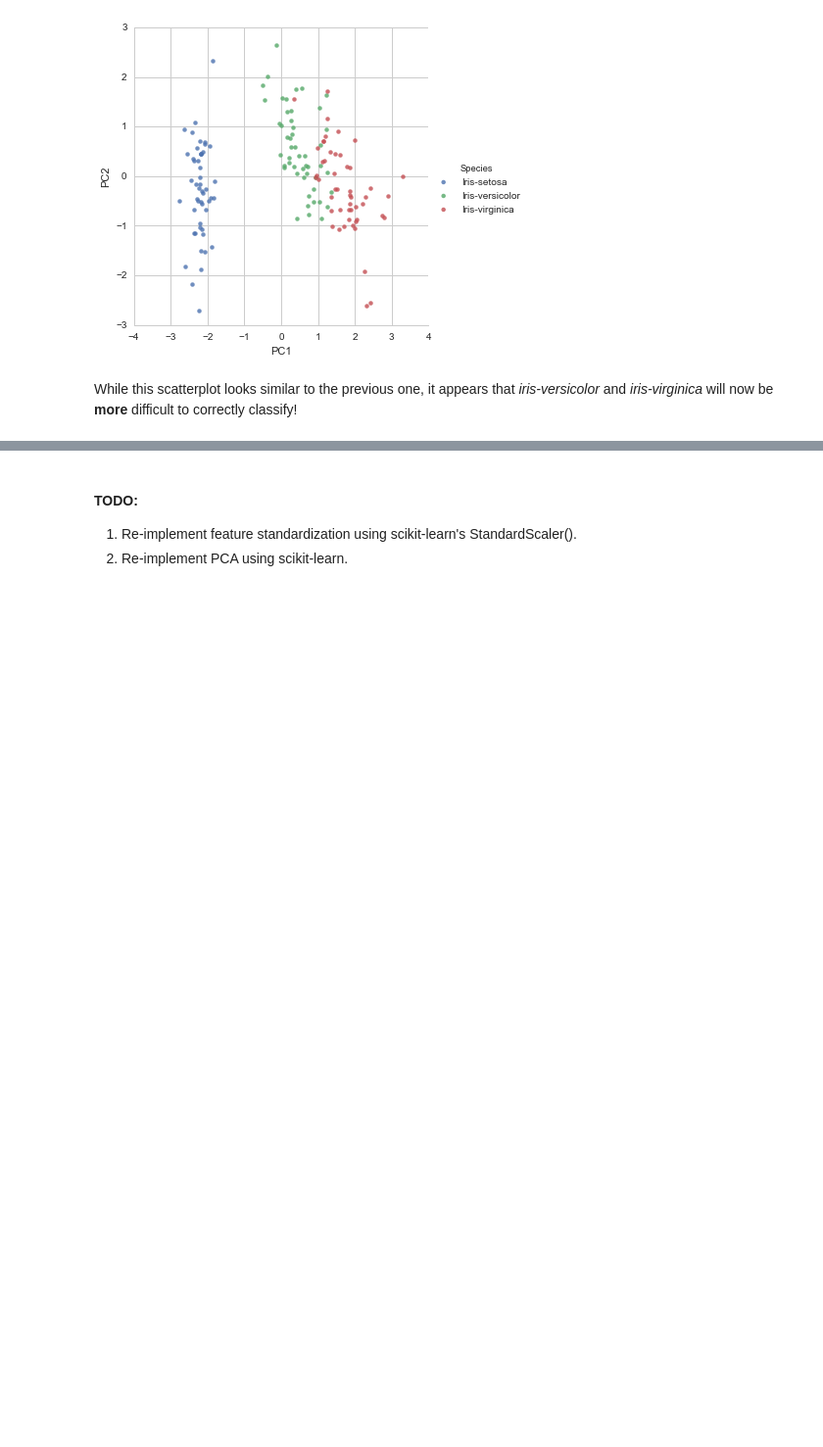
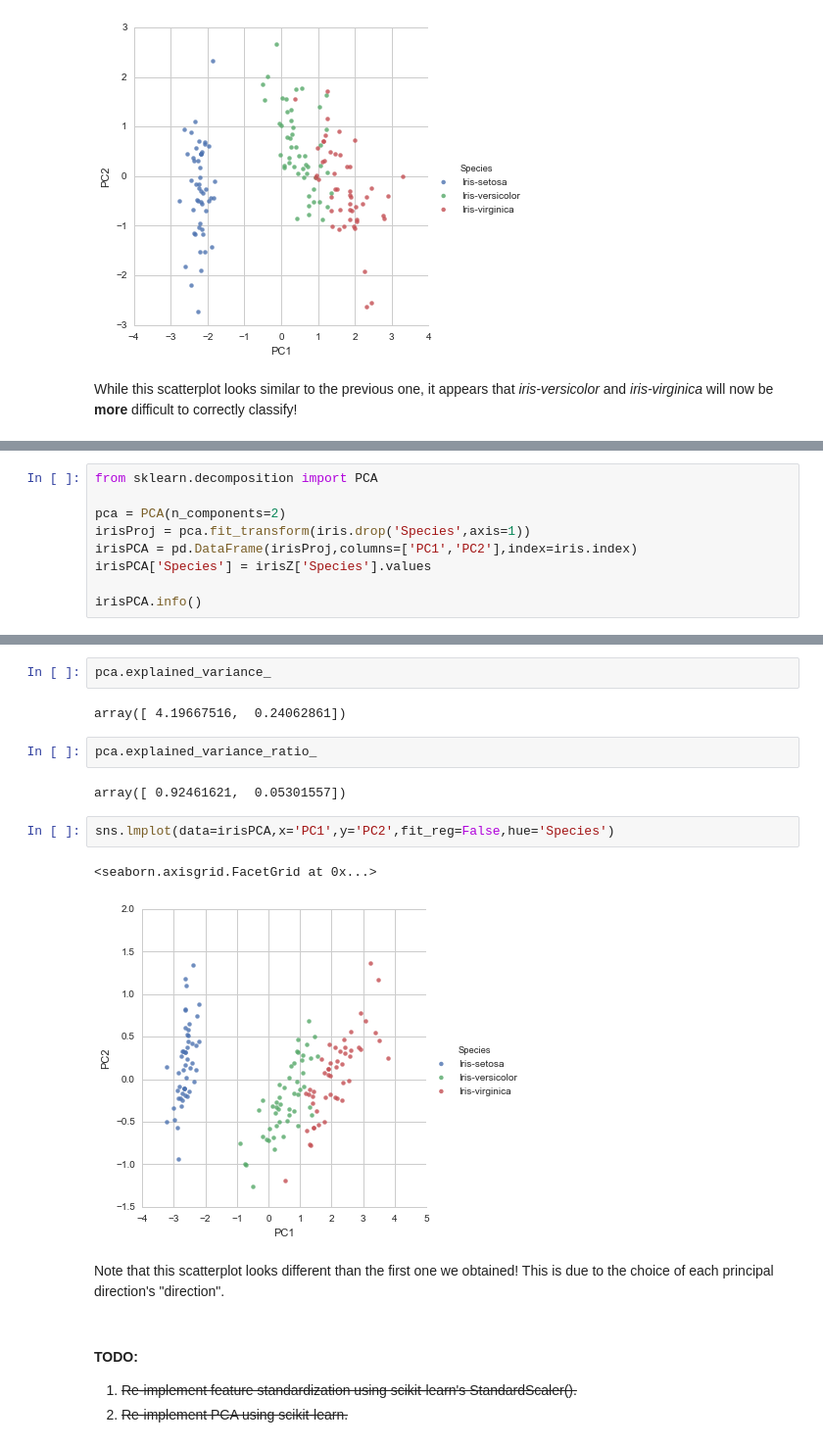
Before and after one commit to cuds1212/projects, a Jupyter notebook: Iris Classification/01 Iris - Exploratory Data Analysis.ipynb, the cells around one changed output, grey strips where cells are left out. Shown at 98% size. Cells and saved outputs as stored; diff of their text form; blank space fills up the shorter version.

```diff
--- a/Iris Classification/01 Iris - Exploratory Data Analysis.ipynb
+++ b/Iris Classification/01 Iris - Exploratory Data Analysis.ipynb
@@ -274,0 +299,9 @@ While this scatterplot looks similar to the previous one, it appears that *iris-
+# %%
+from sklearn.decomposition import PCA
+
+pca = PCA(n_components=2)
+irisProj = pca.fit_transform(iris.drop('Species',axis=1))
+irisPCA = pd.DataFrame(irisProj,columns=['PC1','PC2'],index=iris.index)
+irisPCA['Species'] = irisZ['Species'].values
+
+irisPCA.info()
@@ -275,4 +317,19 @@ While this scatterplot looks similar to the previous one, it appears that *iris-
+# %%
+pca.explained_variance_
+# %% [output]
+array([ 4.19667516,  0.24062861])
+# %%
+pca.explained_variance_ratio_
+# %% [output]
+array([ 0.92461621,  0.05301557])
+# %%
+sns.lmplot(data=irisPCA,x='PC1',y='PC2',fit_reg=False,hue='Species')
+# %% [output]
+<seaborn.axisgrid.FacetGrid at 0x...>
+[figure, added]
+# %% [markdown]
+Note that this scatterplot looks different than the first one we obtained! This is due to the choice of each principal direction's "direction".
 # %% [markdown]
 #### TODO:
-1. Re-implement feature standardization using scikit-learn's StandardScaler().
-2. Re-implement PCA using scikit-learn.
+1. ~~Re-implement feature standardization using scikit-learn's StandardScaler().~~
+2. ~~Re-implement PCA using scikit-learn.~~
```
Also changed, not shown: parts of 10 cells of this notebook.
